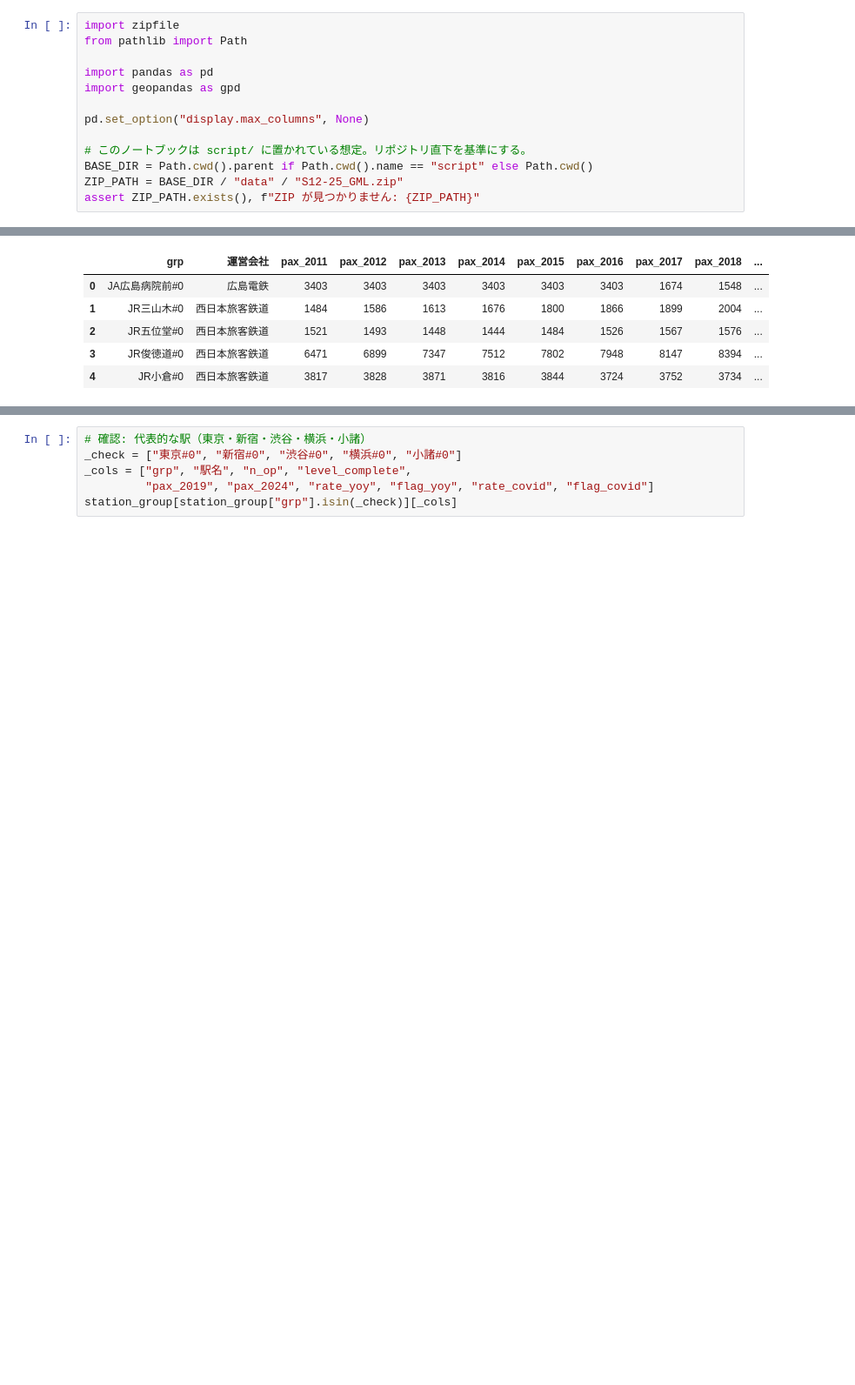
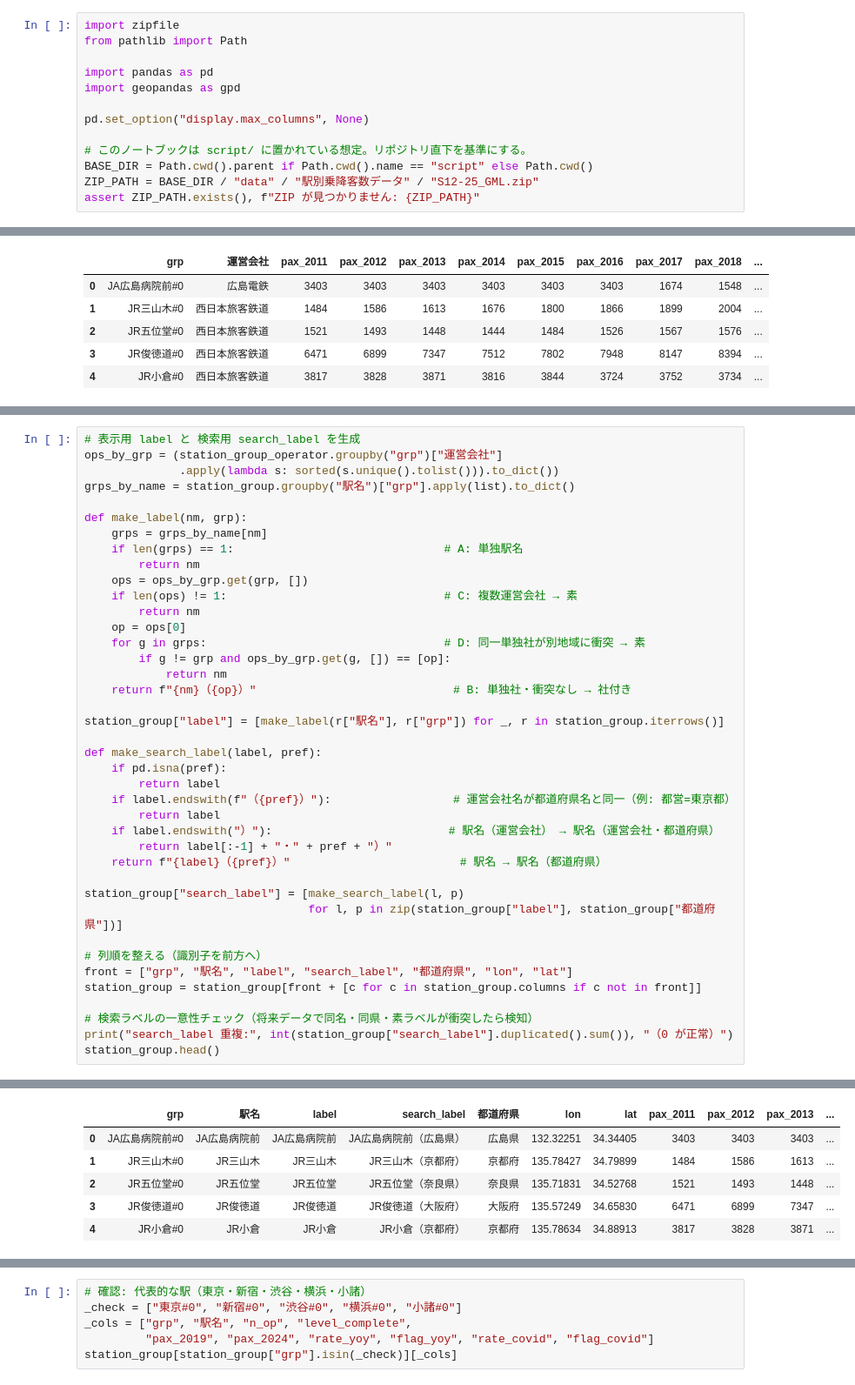
Before and after one commit to kusui26/ai-database-map, a Jupyter notebook: script/create_dataset_for_AI_Database_Map.ipynb, the cells around one changed output, grey strips where cells are left out. Shown at 87% size. Cells and saved outputs as stored; diff of their text form; blank space fills up the shorter version.

Commit message:
Add station-name , Update docs and notebook

```diff
--- a/script/create_dataset_for_AI_Database_Map.ipynb
+++ b/script/create_dataset_for_AI_Database_Map.ipynb
@@ -11,7 +11,7 @@ pd.set_option("display.max_columns", None)
 
 # このノートブックは script/ に置かれている想定。リポジトリ直下を基準にする。
 BASE_DIR = Path.cwd().parent if Path.cwd().name == "script" else Path.cwd()
-ZIP_PATH = BASE_DIR / "data" / "S12-25_GML.zip"
+ZIP_PATH = BASE_DIR / "data" / "駅別乗降客数データ" / "S12-25_GML.zip"
 assert ZIP_PATH.exists(), f"ZIP が見つかりません: {ZIP_PATH}"
 # %%
 # ZIP 内のファイル一覧を確認
@@ -314,0 +356,41 @@ station_group_operator: (9781, 32)
+# %%
+# 表示用 label と 検索用 search_label を生成
+ops_by_grp = (station_group_operator.groupby("grp")["運営会社"]
+              .apply(lambda s: sorted(s.unique().tolist())).to_dict())
+grps_by_name = station_group.groupby("駅名")["grp"].apply(list).to_dict()
+
+def make_label(nm, grp):
+    grps = grps_by_name[nm]
+    if len(grps) == 1:                               # A: 単独駅名
+        return nm
+    ops = ops_by_grp.get(grp, [])
+    if len(ops) != 1:                                # C: 複数運営会社 → 素
+        return nm
+    op = ops[0]
+    for g in grps:                                   # D: 同一単独社が別地域に衝突 → 素
+        if g != grp and ops_by_grp.get(g, []) == [op]:
+            return nm
+    return f"{nm}（{op}）"                             # B: 単独社・衝突なし → 社付き
+
+station_group["label"] = [make_label(r["駅名"], r["grp"]) for _, r in station_group.iterrows()]
+
+def make_search_label(label, pref):
+    if pd.isna(pref):
+        return label
+    if label.endswith(f"（{pref}）"):                  # 運営会社名が都道府県名と同一（例: 都営=東京都）
+        return label
+    if label.endswith("）"):                          # 駅名（運営会社） → 駅名（運営会社・都道府県）
+        return label[:-1] + "・" + pref + "）"
+    return f"{label}（{pref}）"                         # 駅名 → 駅名（都道府県）
+
+station_group["search_label"] = [make_search_label(l, p)
+                                 for l, p in zip(station_group["label"], station_group["都道府県"])]
+
+# 列順を整える（識別子を前方へ）
+front = ["grp", "駅名", "label", "search_label", "都道府県", "lon", "lat"]
+station_group = station_group[front + [c for c in station_group.columns if c not in front]]
+
+# 検索ラベルの一意性チェック（将来データで同名・同県・素ラベルが衝突したら検知）
+print("search_label 重複:", int(station_group["search_label"].duplicated().sum()), "（0 が正常）")
+station_group.head()
+# %% [output]
@@ -314,0 +398,6 @@ station_group_operator: (9781, 32)
+|  | grp | 駅名 | label | search_label | 都道府県 | lon | lat | pax_2011 | pax_2012 | pax_2013 | ... |
+| 0 | JA広島病院前#0 | JA広島病院前 | JA広島病院前 | JA広島病院前（広島県） | 広島県 | 132.32251 | 34.34405 | 3403 | 3403 | 3403 | ... |
+| 1 | JR三山木#0 | JR三山木 | JR三山木 | JR三山木（京都府） | 京都府 | 135.78427 | 34.79899 | 1484 | 1586 | 1613 | ... |
+| 2 | JR五位堂#0 | JR五位堂 | JR五位堂 | JR五位堂（奈良県） | 奈良県 | 135.71831 | 34.52768 | 1521 | 1493 | 1448 | ... |
+| 3 | JR俊徳道#0 | JR俊徳道 | JR俊徳道 | JR俊徳道（大阪府） | 大阪府 | 135.57249 | 34.65830 | 6471 | 6899 | 7347 | ... |
+| 4 | JR小倉#0 | JR小倉 | JR小倉 | JR小倉（京都府） | 京都府 | 135.78634 | 34.88913 | 3817 | 3828 | 3871 | ... |
```
Also changed, not shown: parts of 4 cells of this notebook, 1 other file.
